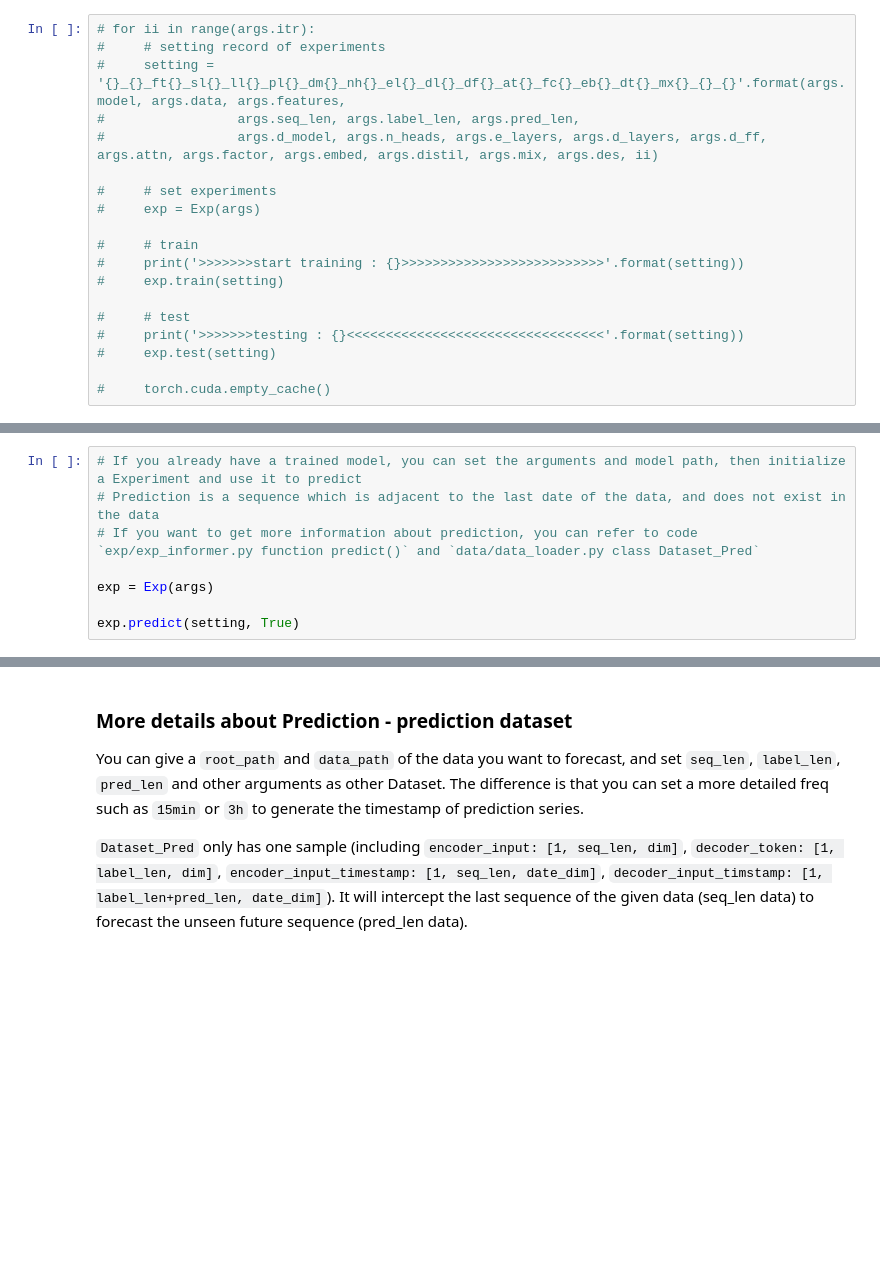
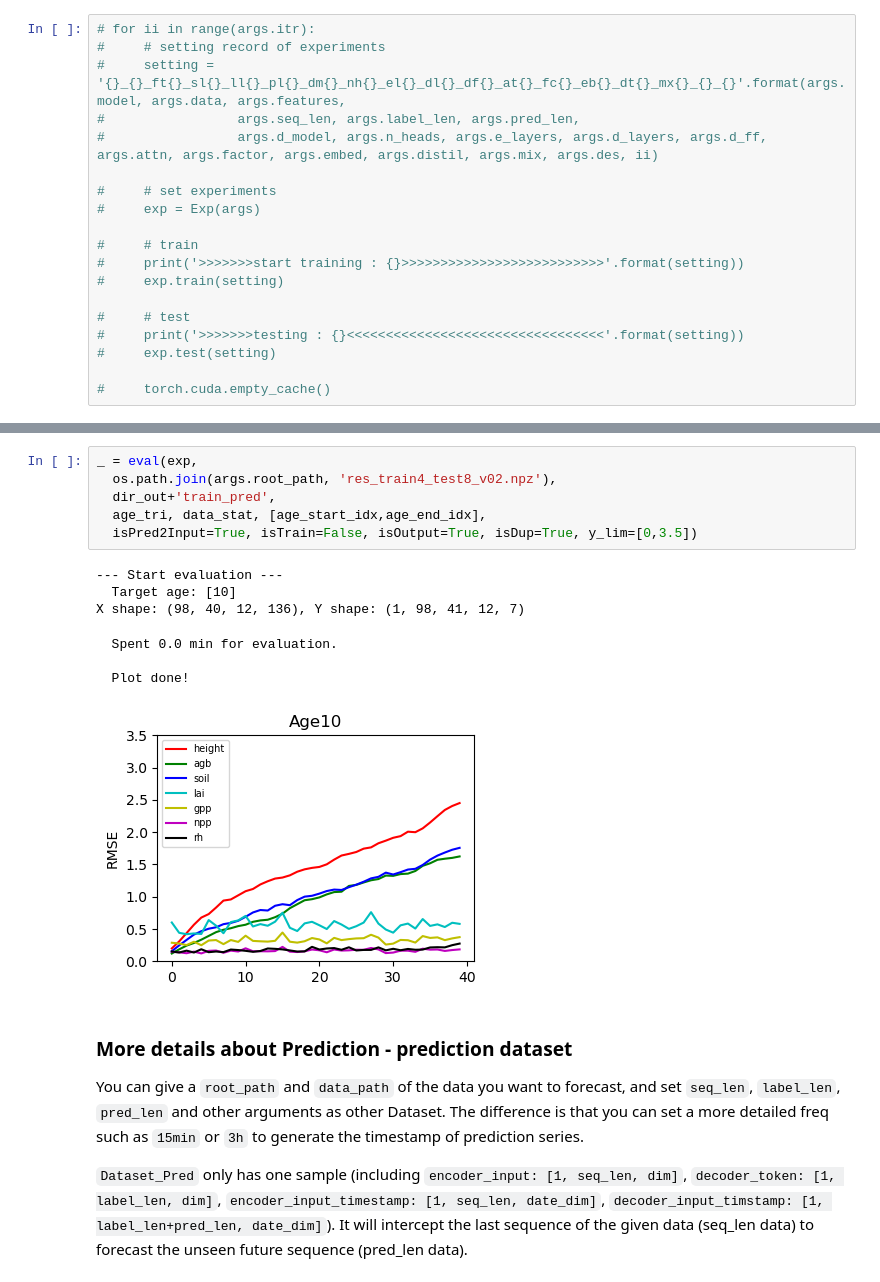
Before and after one commit to zhwang0/Informer2020, a Jupyter notebook: Informer_deeped.ipynb, the cells around one changed output, grey strips where cells are left out. Cells and saved outputs as stored; diff of their text form; blank space fills up the shorter version.

```diff
--- a/Informer_deeped.ipynb
+++ b/Informer_deeped.ipynb
@@ -506,8 +318,0 @@ setting = 'informer_ETTh1_ftM_sl96_ll48_pl24_dm512_nh8_el2_dl1_df2048_atprob_fc5
-# %%
-# If you already have a trained model, you can set the arguments and model path, then initialize a Experiment and use it to predict
-# Prediction is a sequence which is adjacent to the last date of the data, and does not exist in the data
-# If you want to get more information about prediction, you can refer to code `exp/exp_informer.py function predict()` and `data/data_loader.py class Dataset_Pred`
-
-exp = Exp(args)
-
-exp.predict(setting, True)
@@ -600,3 +541,17 @@ plt.show()
+# %%
+_ = eval(exp,
+  os.path.join(args.root_path, 'res_train4_test8_v02.npz'),
+  dir_out+'train_pred',
+  age_tri, data_stat, [age_start_idx,age_end_idx],
+  isPred2Input=True, isTrain=False, isOutput=True, isDup=True, y_lim=[0,3.5])
+# %% [output]
+--- Start evaluation ---
+  Target age: [10]
+X shape: (98, 40, 12, 136), Y shape: (1, 98, 41, 12, 7)
+  Spent 0.0 min for evaluation.
+
+  Plot done!
+[figure, added]
 # %% [markdown]
 ### More details about Prediction - prediction dataset
 
```
Also changed, not shown: parts of 30 cells of this notebook, 2 other files.
